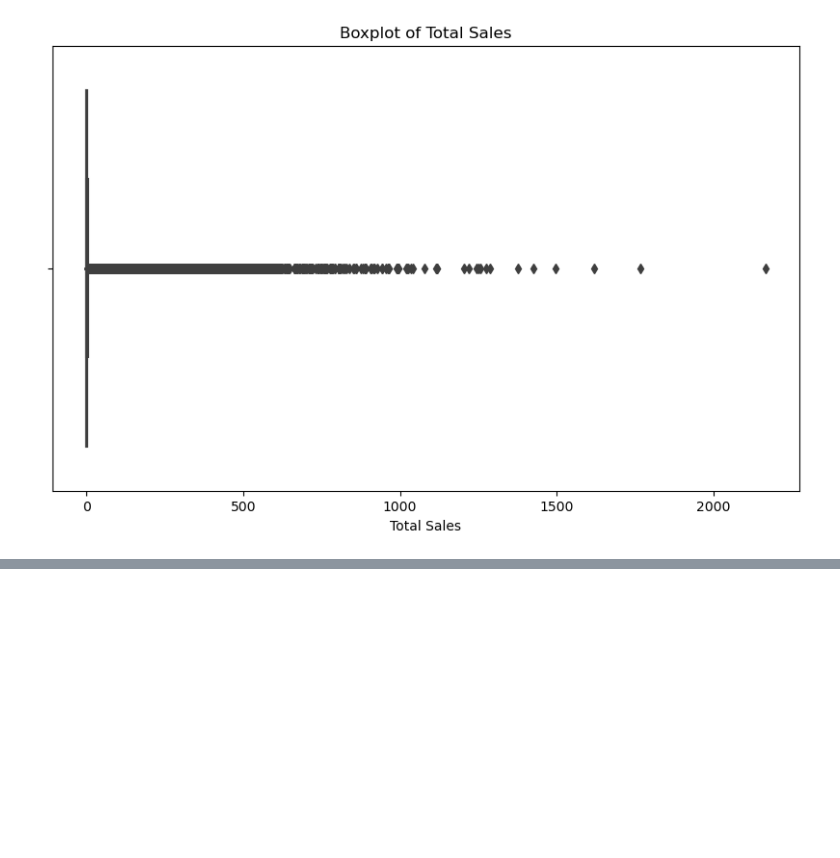
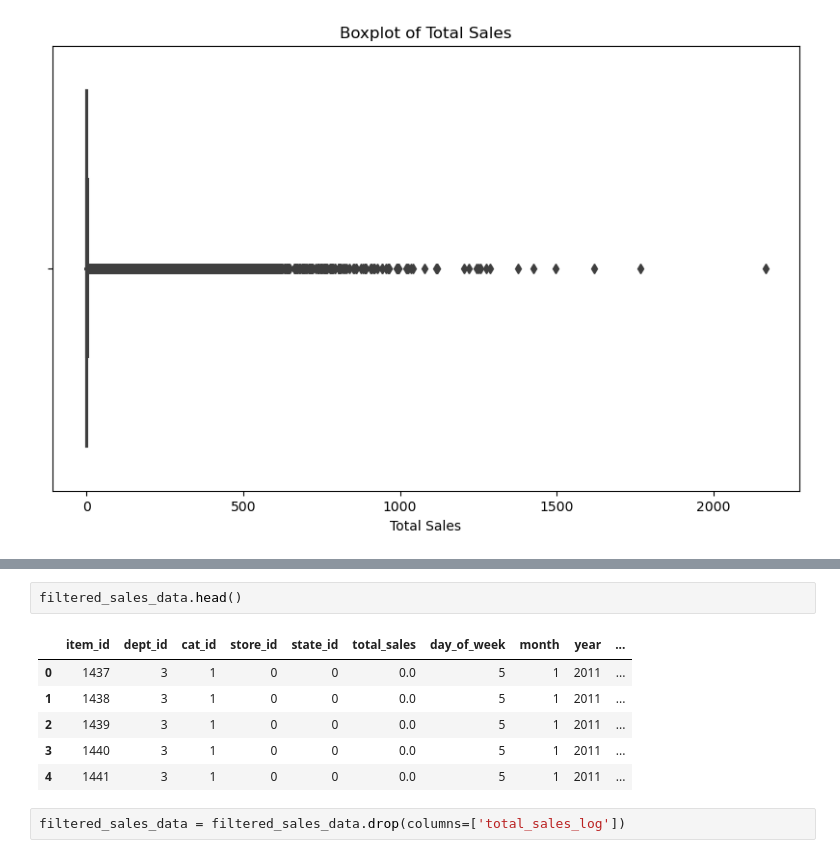
Before and after one commit to DrishyaChuke/Sales-Forecasting-API, a Jupyter notebook: notebooks/EDA-DataCleaning.ipynb, the cells around one changed output, grey strips where cells are left out. Drawn from its saved outputs; the diff is of its cells as text; blank space fills up the shorter version.

```diff
--- a/notebooks/EDA-DataCleaning.ipynb
+++ b/notebooks/EDA-DataCleaning.ipynb
@@ -313,0 +405,11 @@ Skewness of Box-Cox transformed total_sales: 0.88586457053604
+# %%
+filtered_sales_data.head()
+# %% [output]
+|  | item_id | dept_id | cat_id | store_id | state_id | total_sales | day_of_week | month | year | ... |
+| 0 | 1437 | 3 | 1 | 0 | 0 | 0.0 | 5 | 1 | 2011 | ... |
+| 1 | 1438 | 3 | 1 | 0 | 0 | 0.0 | 5 | 1 | 2011 | ... |
+| 2 | 1439 | 3 | 1 | 0 | 0 | 0.0 | 5 | 1 | 2011 | ... |
+| 3 | 1440 | 3 | 1 | 0 | 0 | 0.0 | 5 | 1 | 2011 | ... |
+| 4 | 1441 | 3 | 1 | 0 | 0 | 0.0 | 5 | 1 | 2011 | ... |
+# %%
+filtered_sales_data = filtered_sales_data.drop(columns=['total_sales_log'])
```
Also changed, not shown: parts of 33 cells of this notebook, 20 other files.
